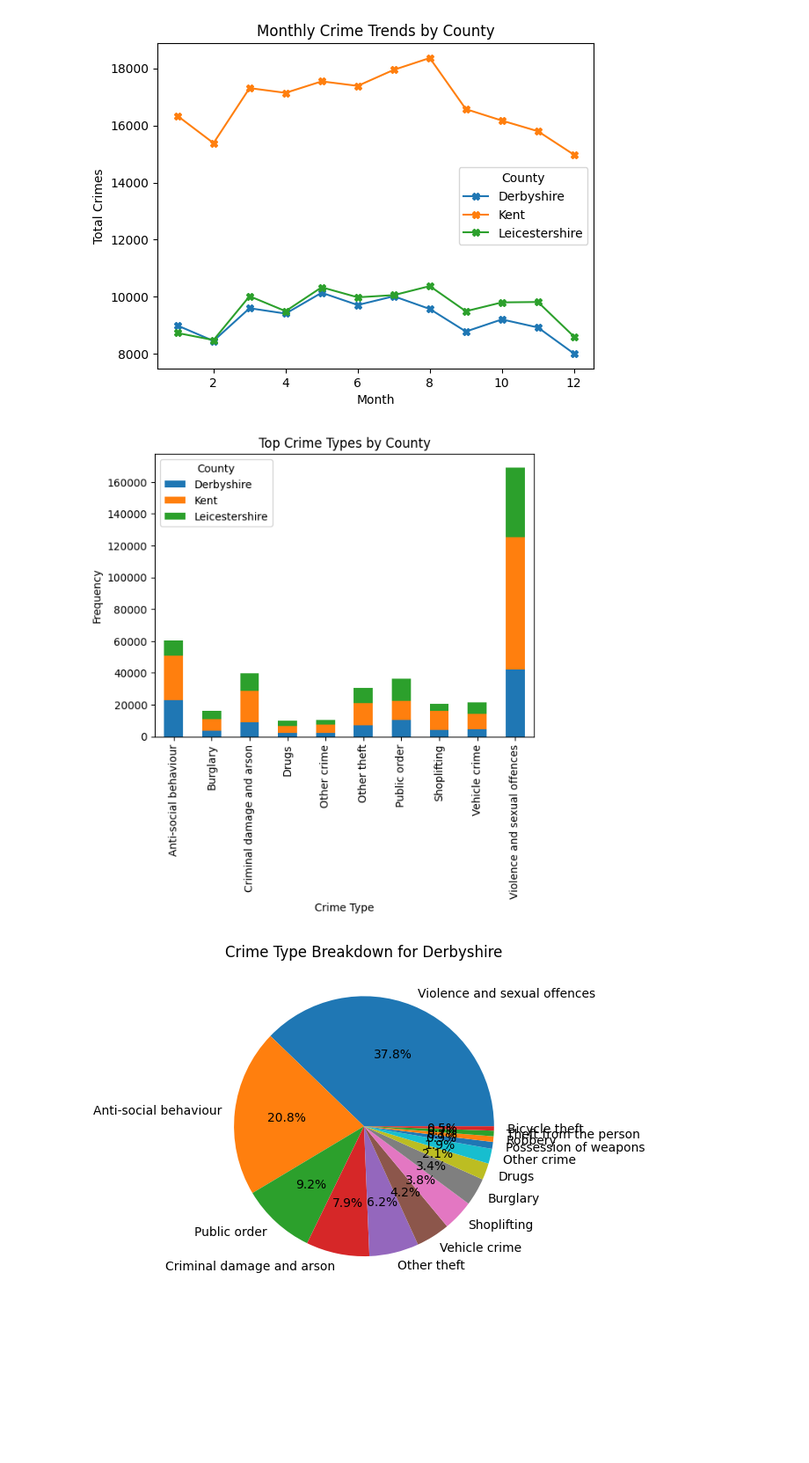
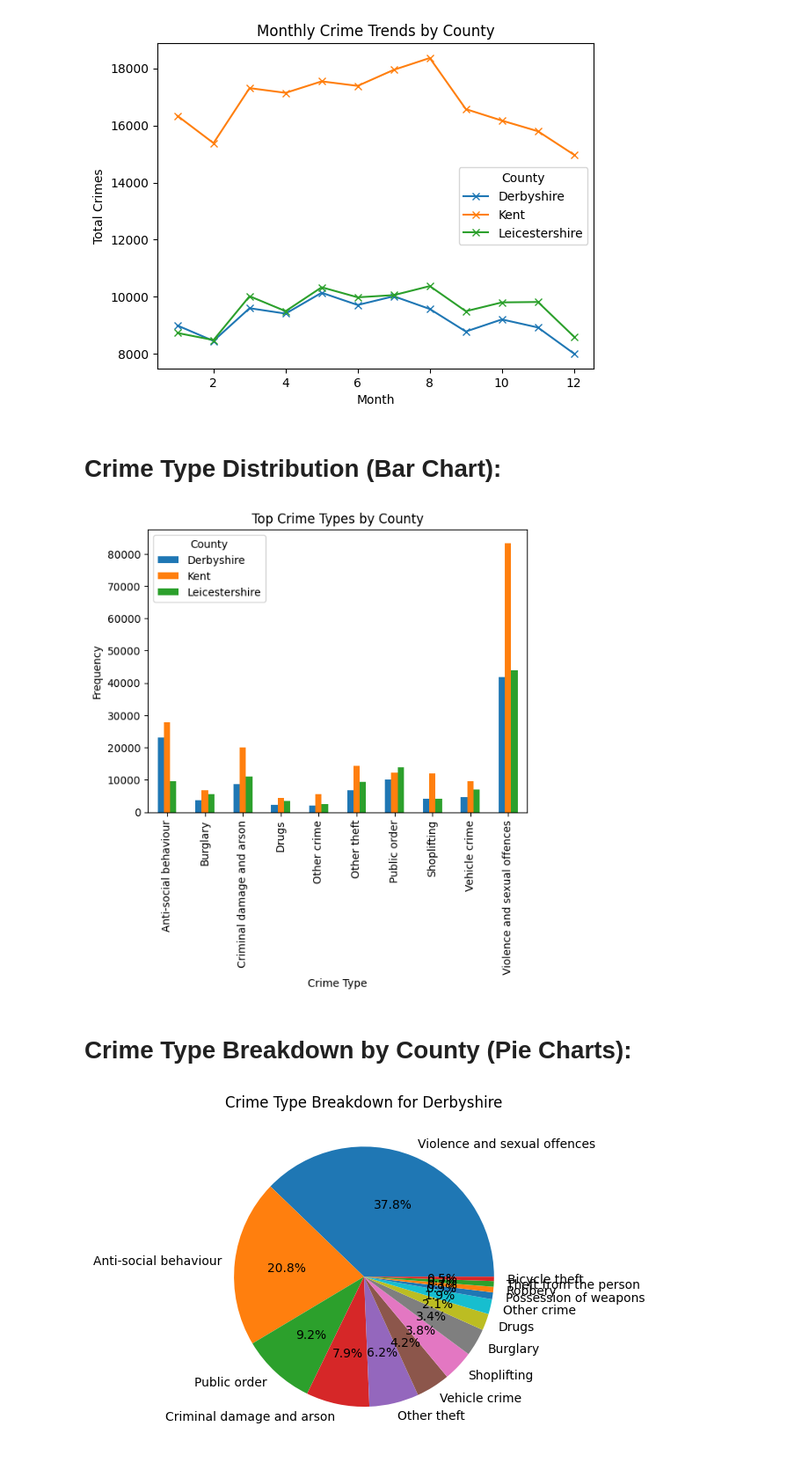
Before and after one commit to hchdhry/BDML, a Jupyter notebook: Untitled1.ipynb, the cells around one changed output. Shown at 88% size. Saved outputs shown, nothing was run; the diff lists cells and outputs as text; code cells hidden in the pictures; blank space fills up the shorter version.

```diff
--- a/Untitled1.ipynb
+++ b/Untitled1.ipynb
@@ -128,18 +140,22 @@ plt.legend(title='County')
 plt.show()
 # %% [output]
 [figure]
+# %% [markdown]
+# **Crime Type Distribution (Bar Chart):**
 # %%
 crime_type_ranking_pd = crime_type_ranking.toPandas()
 top_crime_types = crime_type_ranking_pd.groupby("County").head(10)  # Adjust number for most common crime types
 
-top_crime_types.pivot(index='Crime type', columns='County', values='Crime_Count').plot(kind='bar', stacked=True)
+top_crime_types.pivot(index='Crime type', columns='County', values='Crime_Count').plot(kind='bar', stacked=False)
 plt.title("Top Crime Types by County")
 plt.xlabel("Crime Type")
 plt.ylabel("Frequency")
 plt.legend(title='County')
 plt.show()
 # %% [output]
-[figure, old version]
+[figure, new version]
+# %% [markdown]
+# **Crime Type Breakdown by County (Pie Charts):**
 # %%
 for county in crime_type_ranking_pd['County'].unique():
     county_data = crime_type_ranking_pd[crime_type_ranking_pd['County'] == county]
```
Also changed, not shown: parts of 22 cells of this notebook.
